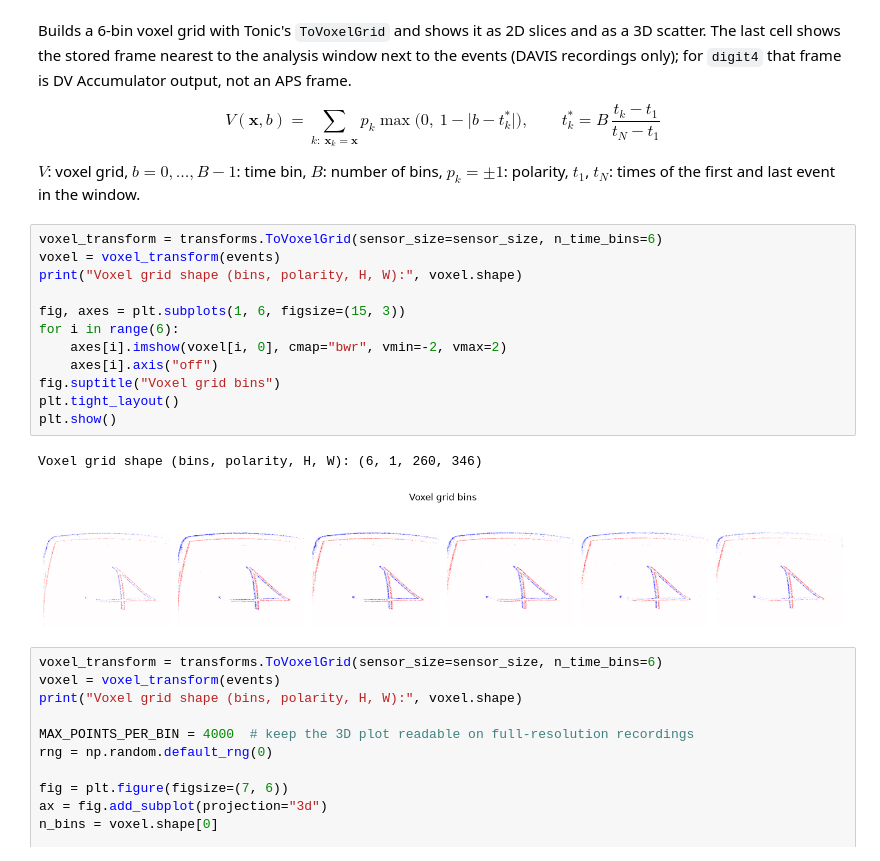
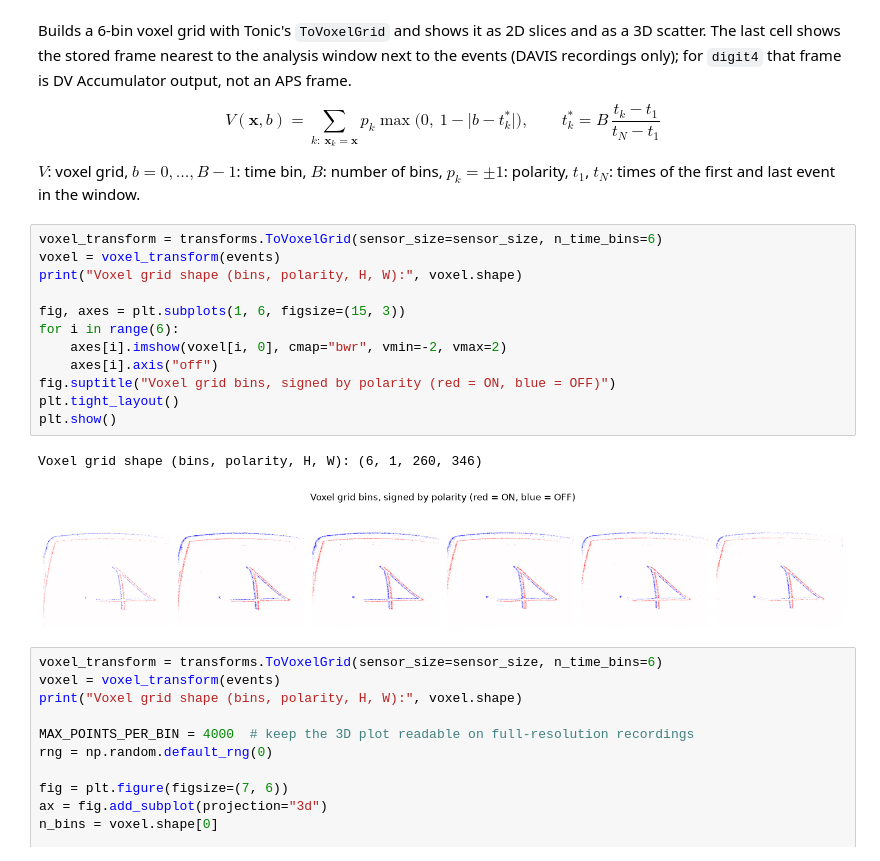
Before and after one commit to allusson/event-perception, a Jupyter notebook: notebooks/01_representations.ipynb, the cells around one changed output. Drawn from its saved outputs; the diff is of its cells as text.

```diff
--- a/notebooks/01_representations.ipynb
+++ b/notebooks/01_representations.ipynb
@@ -206,18 +208,18 @@ $V$: voxel grid, $b = 0, \dots, B - 1$: time bin, $B$: number of bins, $p_k = \p
 # %%
 voxel_transform = transforms.ToVoxelGrid(sensor_size=sensor_size, n_time_bins=6)
 voxel = voxel_transform(events)
 print("Voxel grid shape (bins, polarity, H, W):", voxel.shape)
 
 fig, axes = plt.subplots(1, 6, figsize=(15, 3))
 for i in range(6):
     axes[i].imshow(voxel[i, 0], cmap="bwr", vmin=-2, vmax=2)
     axes[i].axis("off")
-fig.suptitle("Voxel grid bins")
+fig.suptitle("Voxel grid bins, signed by polarity (red = ON, blue = OFF)")
 plt.tight_layout()
 plt.show()
 # %% [output]
 Voxel grid shape (bins, polarity, H, W): (6, 1, 260, 346)
-[figure, old version]
+[figure, new version]
 # %%
 voxel_transform = transforms.ToVoxelGrid(sensor_size=sensor_size, n_time_bins=6)
 voxel = voxel_transform(events)
```
Also changed, not shown: parts of 6 cells of this notebook, 4 other files.
